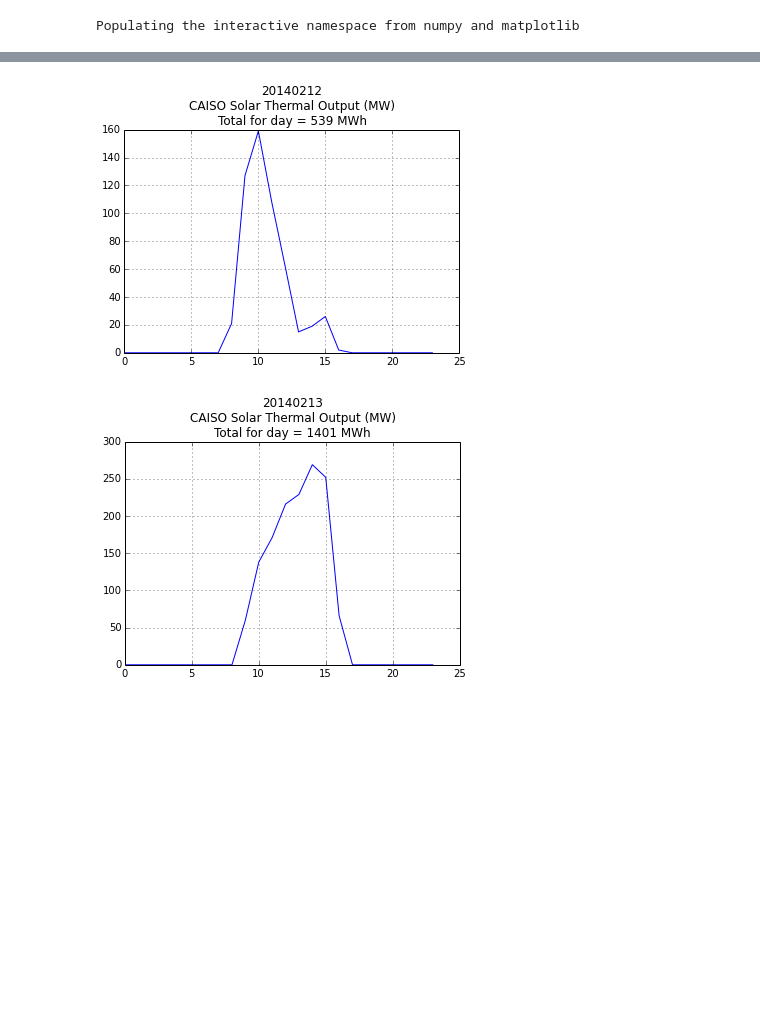
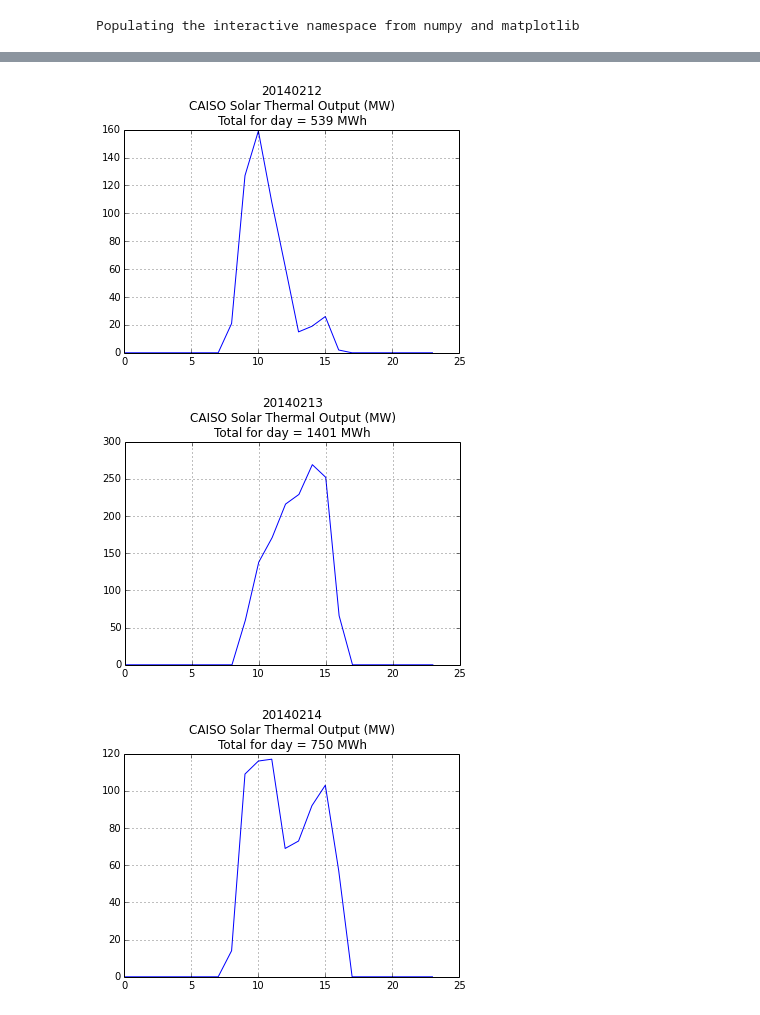
Before and after one commit to dee-mo/lab_notebook, a Jupyter notebook: archive/2014-02-14-caiso-renewables.ipynb, the cells around one changed output, grey strips where cells are left out. Cells and saved outputs as stored; diff of their text form; code cells hidden in the pictures; blank space fills up the shorter version.

```diff
--- a/archive/2014-02-14-caiso-renewables.ipynb
+++ b/archive/2014-02-14-caiso-renewables.ipynb
@@ -20,12 +20,13 @@ def plot_solar_thermal(date):
 # %% [output]
 Populating the interactive namespace from numpy and matplotlib
 # %%
-for date in ['20140208','20140209','20140210','20140211','20140212', '20140213']:
+for date in ['20140208','20140209','20140210','20140211','20140212', '20140213', '20140214']:
     plot_solar_thermal(date)
 # %% [output]
 [figure]
 [figure]
 [figure]
 [figure]
 [figure]
 [figure]
+[figure, added]
```
